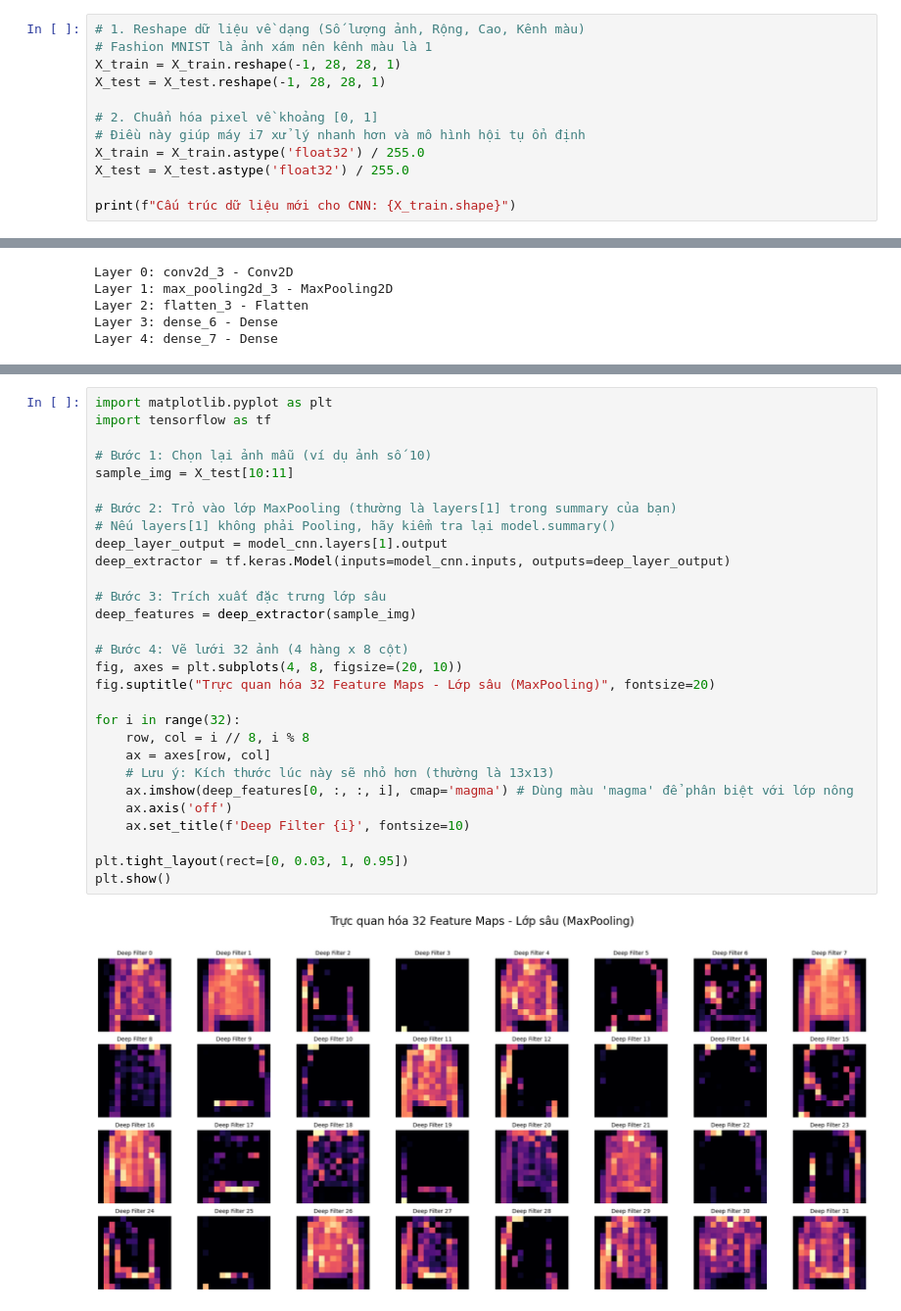
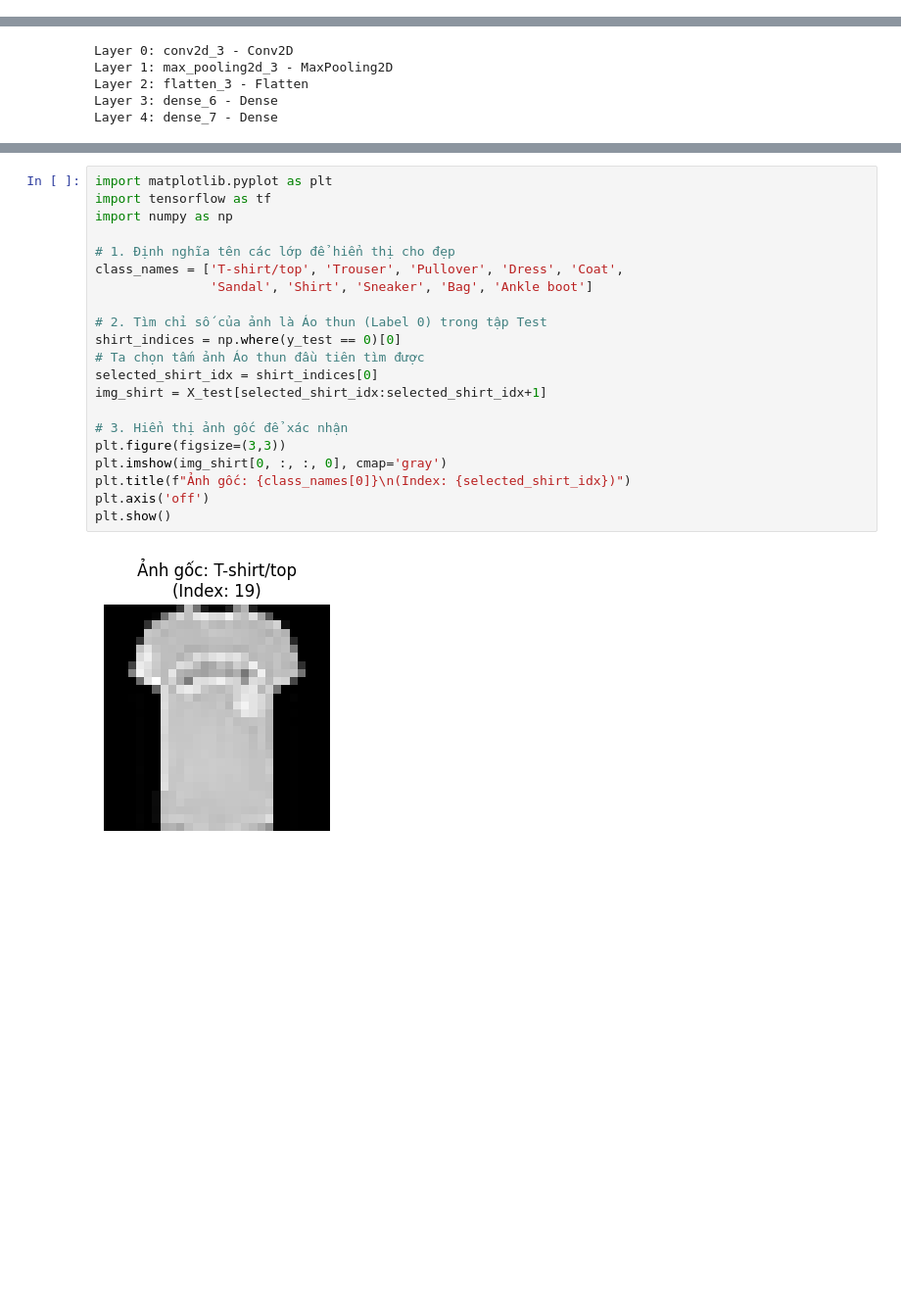
Before and after one commit to dangchicong/hocsau, a Jupyter notebook: Do_an.ipynb, the cells around one changed output, grey strips where cells are left out. Shown at 98% size. Saved outputs shown, nothing was run; the diff lists cells and outputs as text; blank space fills up the shorter version.

```diff
--- a/Do_an.ipynb
+++ b/Do_an.ipynb
@@ -535,12 +532,0 @@ Chuyển đổi và tiền xử lý dữ liệu cho phù hợp với CNN
-# %%
-# 1. Reshape dữ liệu về dạng (Số lượng ảnh, Rộng, Cao, Kênh màu)
-# Fashion MNIST là ảnh xám nên kênh màu là 1
-X_train = X_train.reshape(-1, 28, 28, 1)
-X_test = X_test.reshape(-1, 28, 28, 1)
-
-# 2. Chuẩn hóa pixel về khoảng [0, 1]
-# Điều này giúp máy i7 xử lý nhanh hơn và mô hình hội tụ ổn định
-X_train = X_train.astype('float32') / 255.0
-X_test = X_test.astype('float32') / 255.0
-
-print(f"Cấu trúc dữ liệu mới cho CNN: {X_train.shape}")
@@ -785,31 +736,23 @@ LỚP SÂU
-# %%
-import matplotlib.pyplot as plt
-import tensorflow as tf
-
-# Bước 1: Chọn lại ảnh mẫu (ví dụ ảnh số 10)
-sample_img = X_test[10:11]
-
-# Bước 2: Trỏ vào lớp MaxPooling (thường là layers[1] trong summary của bạn)
-# Nếu layers[1] không phải Pooling, hãy kiểm tra lại model.summary()
-deep_layer_output = model_cnn.layers[1].output
-deep_extractor = tf.keras.Model(inputs=model_cnn.inputs, outputs=deep_layer_output)
-
-# Bước 3: Trích xuất đặc trưng lớp sâu
-deep_features = deep_extractor(sample_img)
-
-# Bước 4: Vẽ lưới 32 ảnh (4 hàng x 8 cột)
-fig, axes = plt.subplots(4, 8, figsize=(20, 10))
-fig.suptitle("Trực quan hóa 32 Feature Maps - Lớp sâu (MaxPooling)", fontsize=20)
-
-for i in range(32):
-    row, col = i // 8, i % 8
-    ax = axes[row, col]
-    # Lưu ý: Kích thước lúc này sẽ nhỏ hơn (thường là 13x13)
-    ax.imshow(deep_features[0, :, :, i], cmap='magma') # Dùng màu 'magma' để phân biệt với lớp nông
-    ax.axis('off')
-    ax.set_title(f'Deep Filter {i}', fontsize=10)
-
-plt.tight_layout(rect=[0, 0.03, 1, 0.95])
-plt.show()
-# %% [output]
-[figure, removed]
+# %%
+import matplotlib.pyplot as plt
+import tensorflow as tf
+import numpy as np
+
+# 1. Định nghĩa tên các lớp để hiển thị cho đẹp
+class_names = ['T-shirt/top', 'Trouser', 'Pullover', 'Dress', 'Coat',
+               'Sandal', 'Shirt', 'Sneaker', 'Bag', 'Ankle boot']
+
+# 2. Tìm chỉ số của ảnh là Áo thun (Label 0) trong tập Test
+shirt_indices = np.where(y_test == 0)[0]
+# Ta chọn tấm ảnh Áo thun đầu tiên tìm được
+selected_shirt_idx = shirt_indices[0]
+img_shirt = X_test[selected_shirt_idx:selected_shirt_idx+1]
+
+# 3. Hiển thị ảnh gốc để xác nhận
+plt.figure(figsize=(3,3))
+plt.imshow(img_shirt[0, :, :, 0], cmap='gray')
+plt.title(f"Ảnh gốc: {class_names[0]}\n(Index: {selected_shirt_idx})")
+plt.axis('off')
+plt.show()
+# %% [output]
+[figure, added]
```
Also changed, not shown: parts of 20 cells of this notebook.
